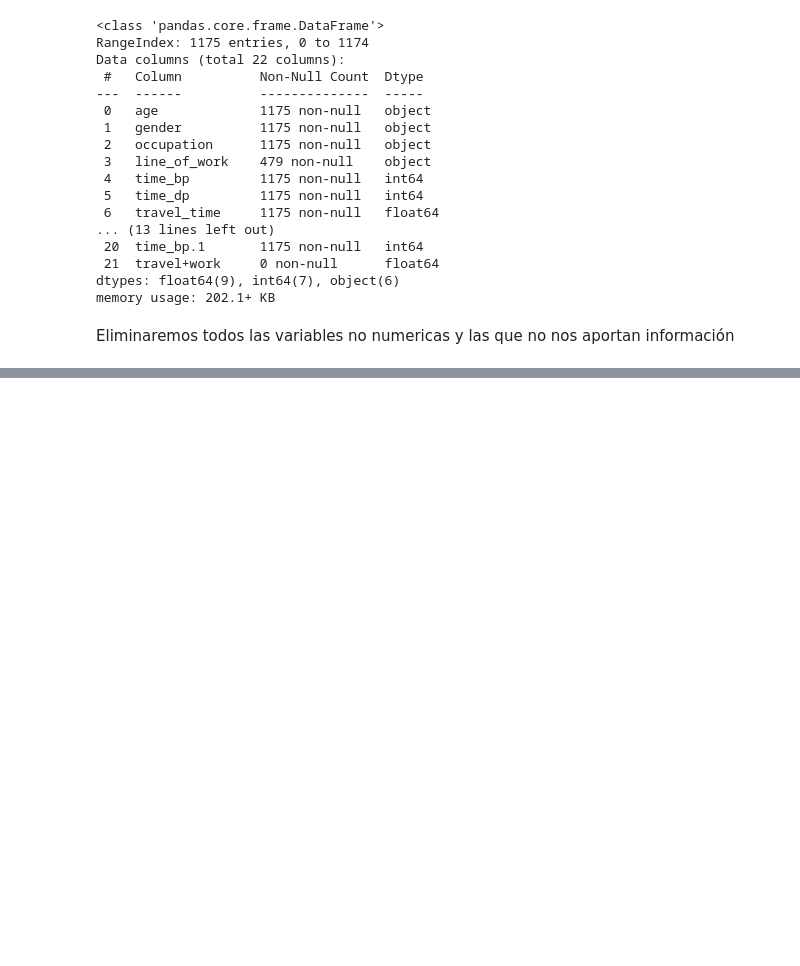
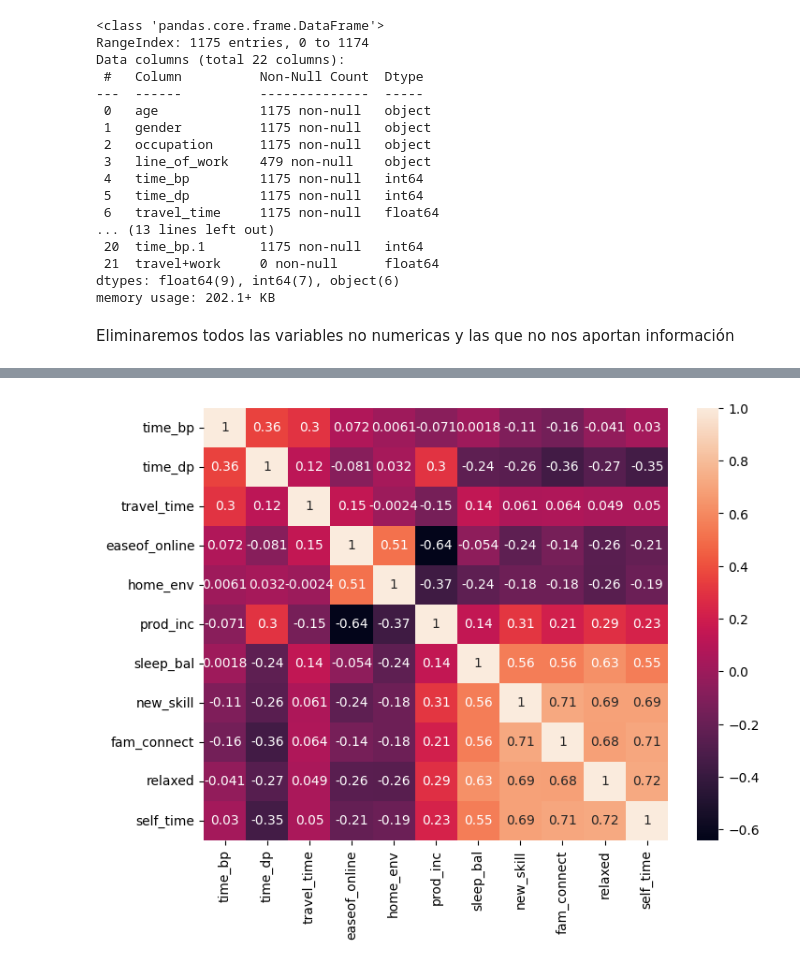
Before and after one commit to Gennifer2001/tesis, a Jupyter notebook: Tésisjejejejejejejejej.ipynb, the cells around one changed output, grey strips where cells are left out. Saved outputs shown, nothing was run; the diff lists cells and outputs as text; code cells hidden in the pictures; blank space fills up the shorter version.

```diff
--- a/Tésisjejejejejejejejej.ipynb
+++ b/Tésisjejejejejejejejej.ipynb
@@ -41,4 +42,4 @@ memory usage: 202.1+ KB
 # %% [markdown]
 Eliminaremos todos las variables no numericas y las que no nos aportan información
 # %%
-df.drop(['age','gender', 'occupation','line_of_work','prefer','certaindays_hw','Unnamed: 19','travel+work','like_hw','dislike_hw'], axis=1)
+df = df.drop(['age','gender', 'occupation','line_of_work','prefer','certaindays_hw','Unnamed: 19','travel+work','like_hw','dislike_hw','time_bp.1','Unnamed: 19'], axis=1)
@@ -58,0 +46,8 @@ df.drop(['age','gender', 'occupation','line_of_work','prefer','certaindays_hw','
+# %%
+corr_df = df.corr(method="pearson")
+
+plt.figure(figsize=(8, 6))
+sns.heatmap(corr_df, annot=True)
+plt.show()
+# %% [output]
+[figure, added]
```
Also changed, not shown: parts of 2 cells of this notebook.
